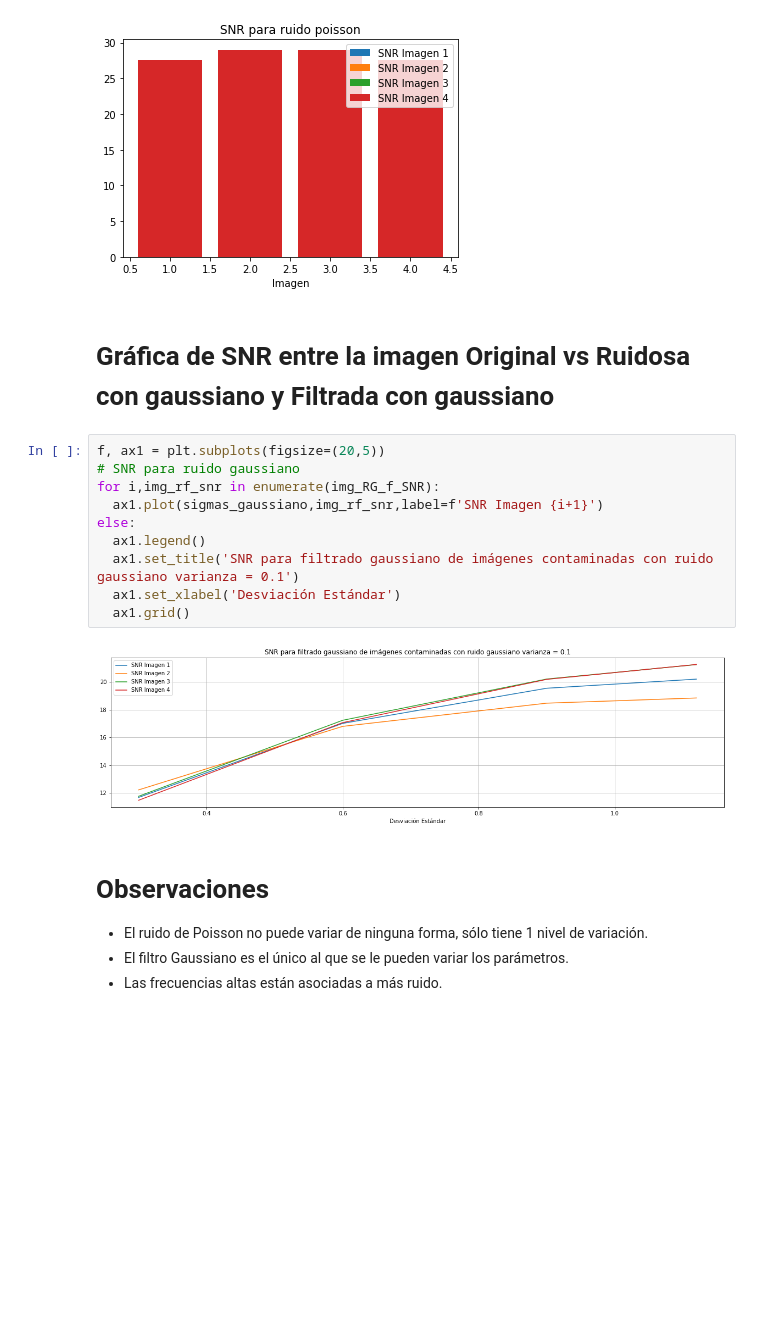
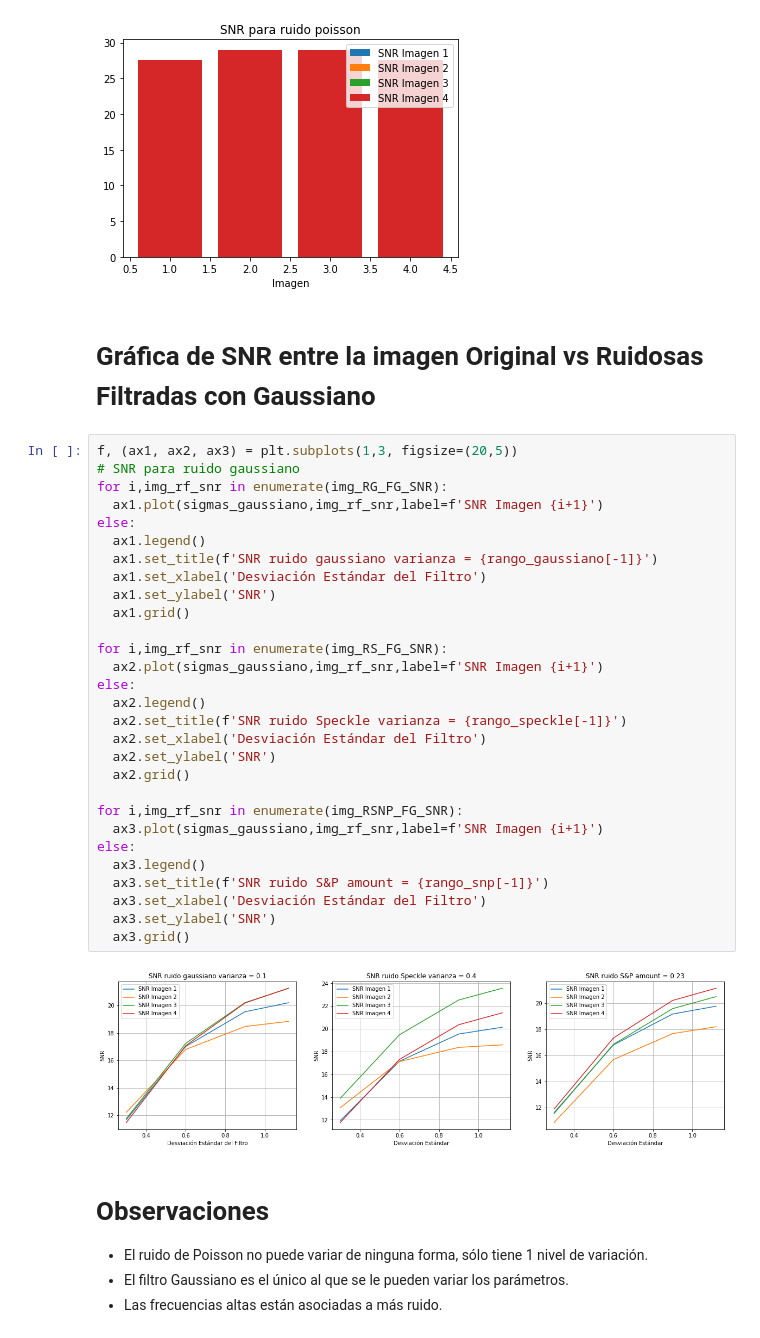
Before and after one commit to Camilo-Hernandez/Analisis-y-tratamiento-de-imagenes, a Jupyter notebook: Realce_y_filtrado_de_señales_multivariadas.ipynb, the cells around one changed output. Cells and saved outputs as stored; diff of their text form; blank space fills up the shorter version.

Commit message:
Añadidas gráficas SNR de Originales vs Ruidosas Filtradas con Gaussiano

```diff
--- a/Realce_y_filtrado_de_señales_multivariadas.ipynb
+++ b/Realce_y_filtrado_de_señales_multivariadas.ipynb
@@ -325,19 +353,38 @@ else:
 [figure]
 [figure]
 # %% [markdown]
-# Gráfica de SNR entre la imagen Original vs Ruidosa con gaussiano y Filtrada con gaussiano
+# Gráfica de SNR entre la imagen Original vs Ruidosas Filtradas con Gaussiano
 # %%
-f, ax1 = plt.subplots(figsize=(20,5))
+f, (ax1, ax2, ax3) = plt.subplots(1,3, figsize=(20,5))
 # SNR para ruido gaussiano
-for i,img_rf_snr in enumerate(img_RG_f_SNR):
+for i,img_rf_snr in enumerate(img_RG_FG_SNR):
   ax1.plot(sigmas_gaussiano,img_rf_snr,label=f'SNR Imagen {i+1}')
 else:
   ax1.legend()
-  ax1.set_title('SNR para filtrado gaussiano de imágenes contaminadas con ruido gaussiano varianza = 0.1')
-  ax1.set_xlabel('Desviación Estándar')
+  ax1.set_title(f'SNR ruido gaussiano varianza = {rango_gaussiano[-1]}')
+  ax1.set_xlabel('Desviación Estándar del Filtro')
+  ax1.set_ylabel('SNR')
   ax1.grid()
+
+for i,img_rf_snr in enumerate(img_RS_FG_SNR):
+  ax2.plot(sigmas_gaussiano,img_rf_snr,label=f'SNR Imagen {i+1}')
+else:
+  ax2.legend()
+  ax2.set_title(f'SNR ruido Speckle varianza = {rango_speckle[-1]}')
+  ax2.set_xlabel('Desviación Estándar del Filtro')
+  ax2.set_ylabel('SNR')
+  ax2.grid()
+
+for i,img_rf_snr in enumerate(img_RSNP_FG_SNR):
+  ax3.plot(sigmas_gaussiano,img_rf_snr,label=f'SNR Imagen {i+1}')
+else:
+  ax3.legend()
+  ax3.set_title(f'SNR ruido S&P amount = {rango_snp[-1]}')
+  ax3.set_xlabel('Desviación Estándar del Filtro')
+  ax3.set_ylabel('SNR')
+  ax3.grid()
 # %% [output]
-[figure, old version]
+[figure, new version]
 # %% [markdown]
 # Observaciones
 - El ruido de Poisson no puede variar de ninguna forma, sólo tiene 1 nivel de variación.
```
Also changed, not shown: parts of 4 cells of this notebook.
